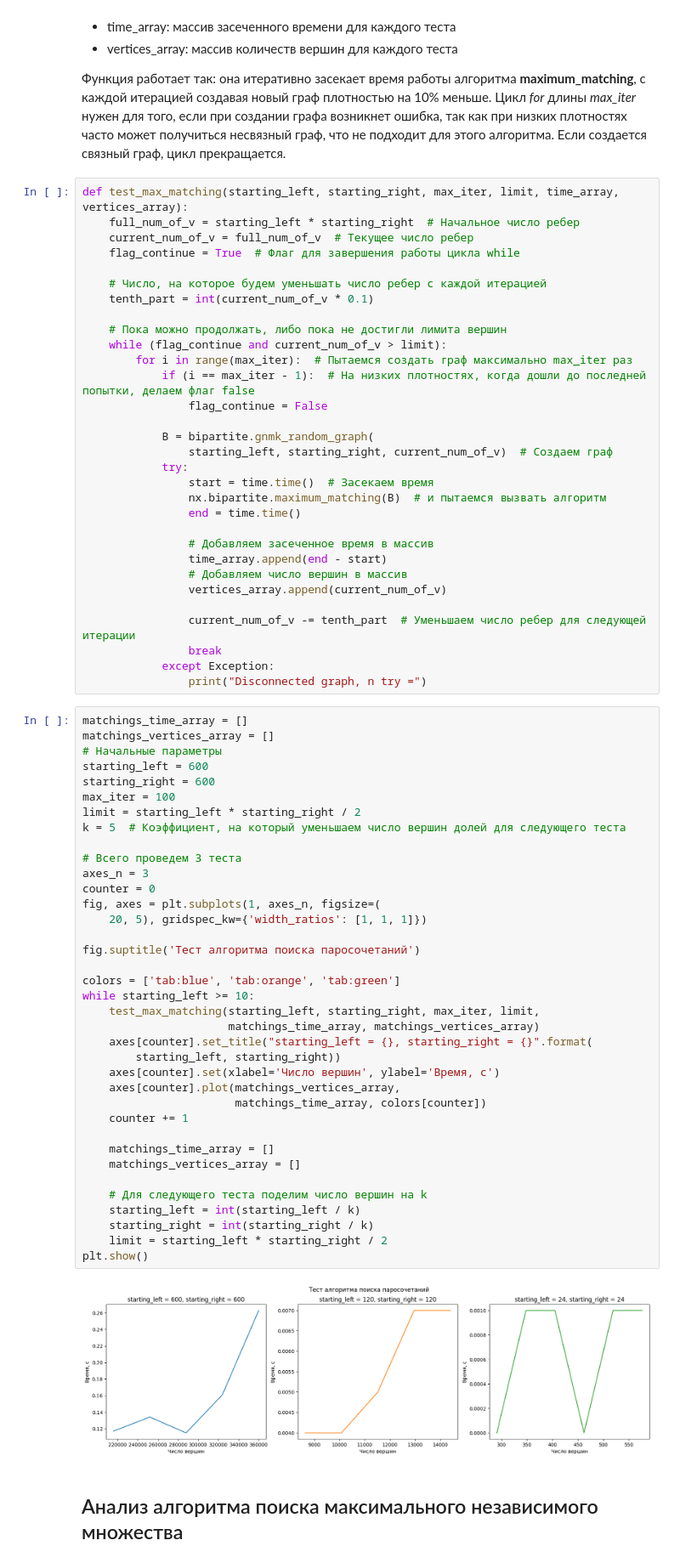
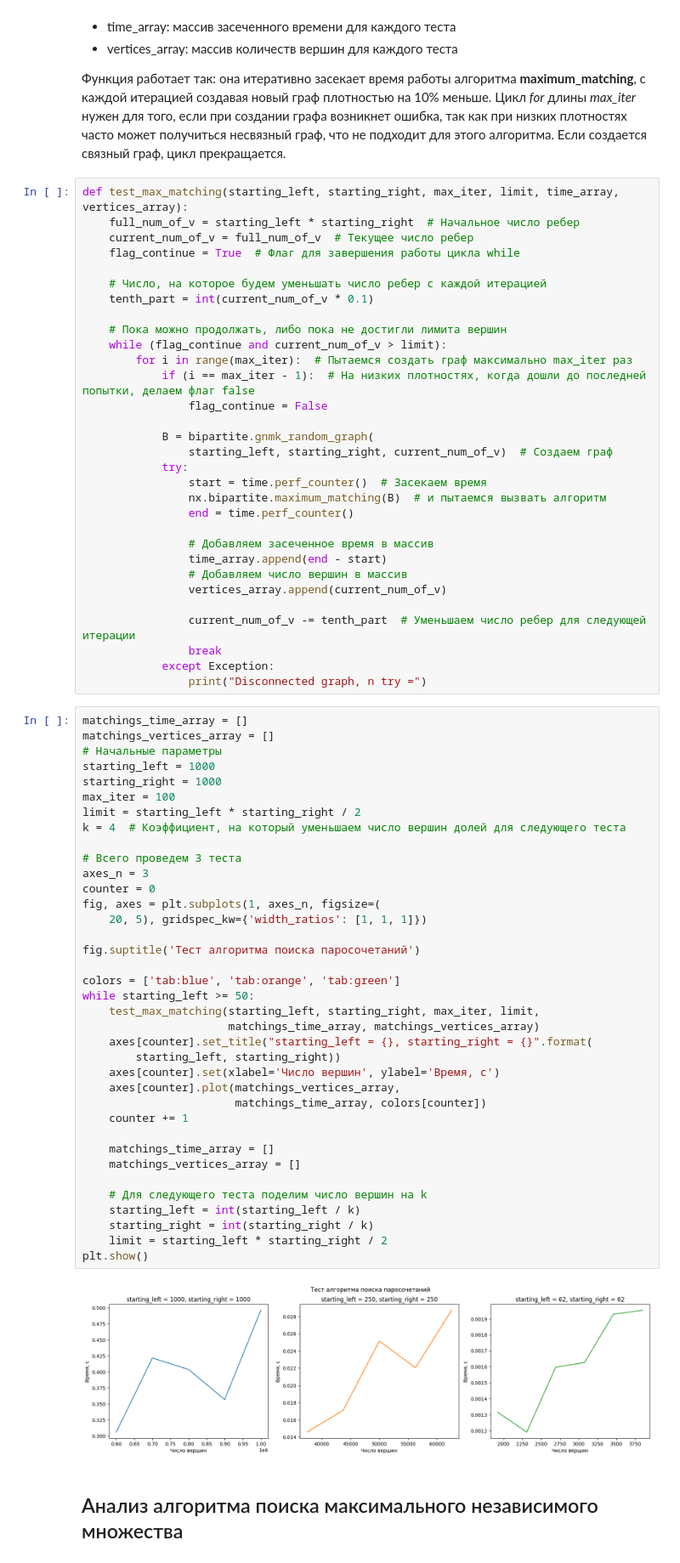
Before and after one commit to multifacs/graph-algorithms, a Jupyter notebook: graph-algorithms.ipynb, the cells around one changed output. Shown at 85% size. Cells and saved outputs as stored; diff of their text form.

```diff
--- a/graph-algorithms.ipynb
+++ b/graph-algorithms.ipynb
@@ -90,9 +90,9 @@ def test_max_matching(starting_left, starting_right, max_iter, limit, time_array
             B = bipartite.gnmk_random_graph(
                 starting_left, starting_right, current_num_of_v)  # Создаем граф
             try:
-                start = time.time()  # Засекаем время
+                start = time.perf_counter()  # Засекаем время
                 nx.bipartite.maximum_matching(B)  # и пытаемся вызвать алгоритм
-                end = time.time()
+                end = time.perf_counter()
 
                 # Добавляем засеченное время в массив
                 time_array.append(end - start)
@@ -107,41 +107,41 @@ def test_max_matching(starting_left, starting_right, max_iter, limit, time_array
 matchings_time_array = []
 matchings_vertices_array = []
 # Начальные параметры
-starting_left = 600
-starting_right = 600
+starting_left = 1000
+starting_right = 1000
 max_iter = 100
 limit = starting_left * starting_right / 2
-k = 5  # Коэффициент, на который уменьшаем число вершин долей для следующего теста
+k = 4  # Коэффициент, на который уменьшаем число вершин долей для следующего теста
 
 # Всего проведем 3 теста
 axes_n = 3
 counter = 0
 fig, axes = plt.subplots(1, axes_n, figsize=(
     20, 5), gridspec_kw={'width_ratios': [1, 1, 1]})
 
 fig.suptitle('Тест алгоритма поиска паросочетаний')
 
 colors = ['tab:blue', 'tab:orange', 'tab:green']
-while starting_left >= 10:
+while starting_left >= 50:
     test_max_matching(starting_left, starting_right, max_iter, limit,
                       matchings_time_array, matchings_vertices_array)
     axes[counter].set_title("starting_left = {}, starting_right = {}".format(
         starting_left, starting_right))
     axes[counter].set(xlabel='Число вершин', ylabel='Время, с')
     axes[counter].plot(matchings_vertices_array,
                        matchings_time_array, colors[counter])
     counter += 1
 
     matchings_time_array = []
     matchings_vertices_array = []
 
     # Для следующего теста поделим число вершин на k
     starting_left = int(starting_left / k)
     starting_right = int(starting_right / k)
     limit = starting_left * starting_right / 2
 plt.show()
 # %% [output]
-[figure, old version]
+[figure, new version]
 # %% [markdown]
 ## Анализ алгоритма поиска максимального независимого множества
 # %% [markdown]
```
Also changed, not shown: parts of 2 cells of this notebook.
